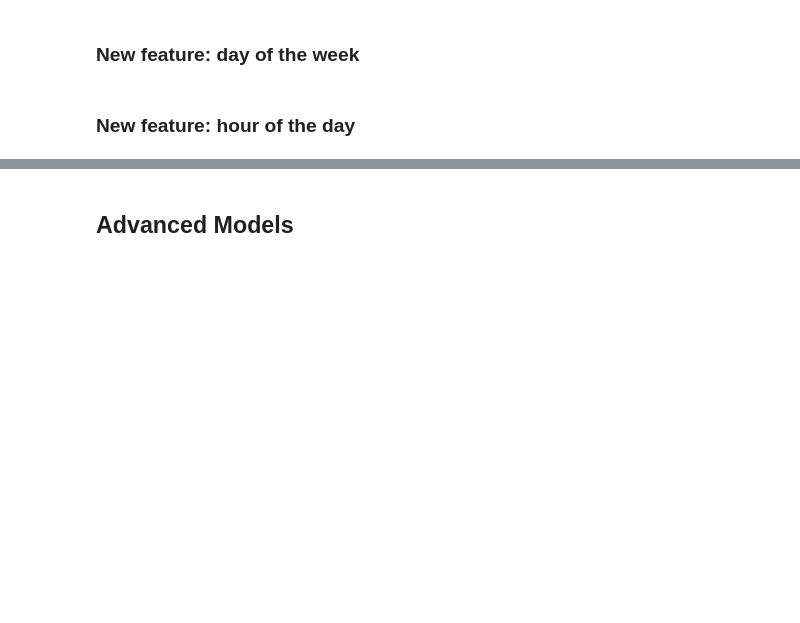
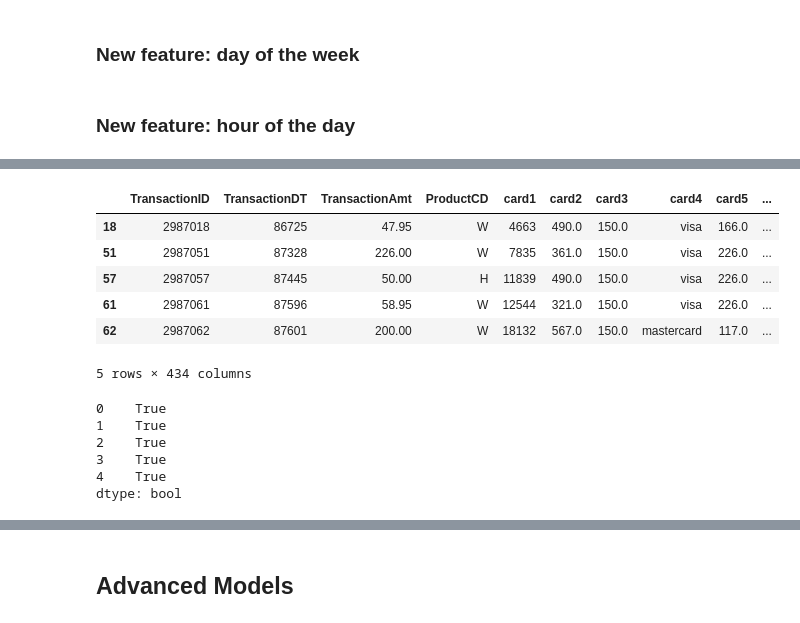
Before and after one commit to mariia-rum/project_fraud, a Jupyter notebook: notebooks/Models_Antonia.ipynb, the cells around one changed output, grey strips where cells are left out. Cells and saved outputs as stored; diff of their text form; code cells hidden in the pictures; blank space fills up the shorter version.

```diff
--- a/notebooks/Models_Antonia.ipynb
+++ b/notebooks/Models_Antonia.ipynb
@@ -206,0 +210,2 @@ ax2.set_ylabel('Number of transactions')
+# %%
+duplicateRowsDF = df[df.duplicated(['card1', 'card2', 'card3', 'card4', 'card5', 'card6'])]
@@ -206,0 +287,19 @@ ax2.set_ylabel('Number of transactions')
+# %%
+duplicateRowsDF.head()
+# %% [output]
+|  | TransactionID | TransactionDT | TransactionAmt | ProductCD | card1 | card2 | card3 | card4 | card5 | ... |
+| 18 | 2987018 | 86725 | 47.95 | W | 4663 | 490.0 | 150.0 | visa | 166.0 | ... |
+| 51 | 2987051 | 87328 | 226.00 | W | 7835 | 361.0 | 150.0 | visa | 226.0 | ... |
+| 57 | 2987057 | 87445 | 50.00 | H | 11839 | 490.0 | 150.0 | visa | 226.0 | ... |
+| 61 | 2987061 | 87596 | 58.95 | W | 12544 | 321.0 | 150.0 | visa | 226.0 | ... |
+| 62 | 2987062 | 87601 | 200.00 | W | 18132 | 567.0 | 150.0 | mastercard | 117.0 | ... |
+5 rows × 434 columns
+# %%
+df.duplicated(subset=['card1', 'card2', 'card3', 'card4', 'card5', 'card6'], keep=False).head()
+# %% [output]
+0    True
+1    True
+2    True
+3    True
+4    True
+dtype: bool
```
Also changed, not shown: parts of 41 cells of this notebook.
